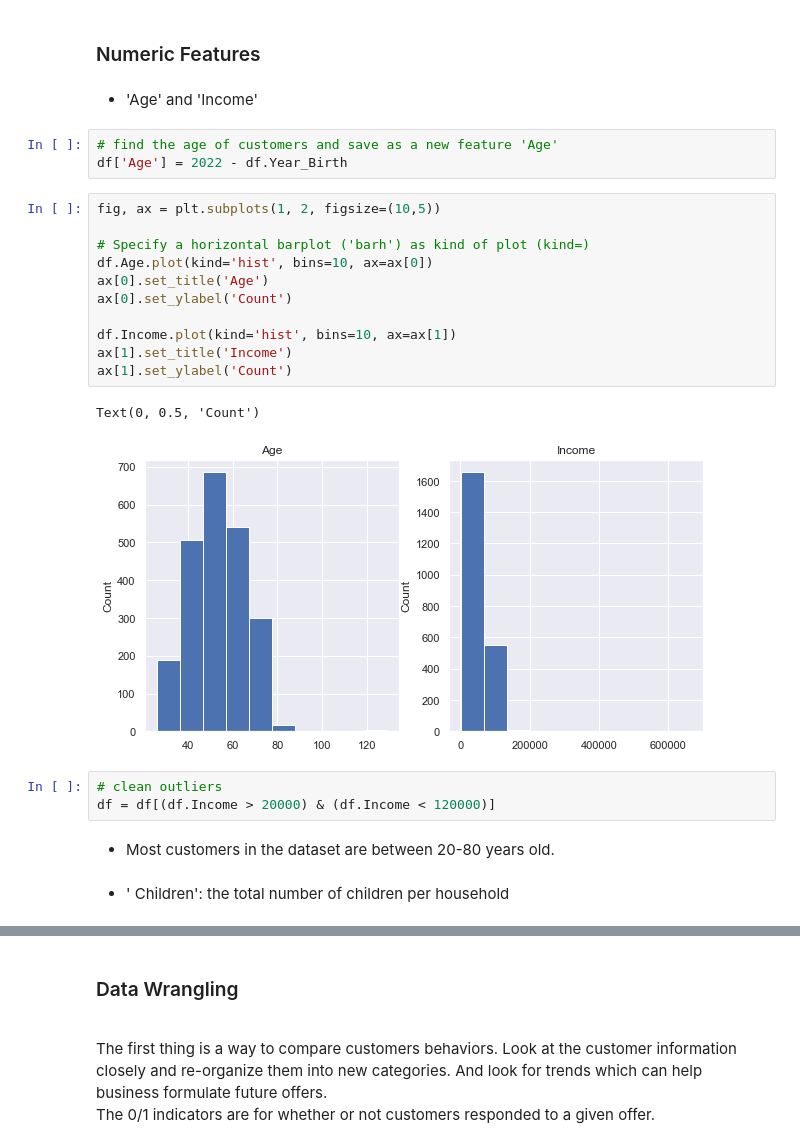
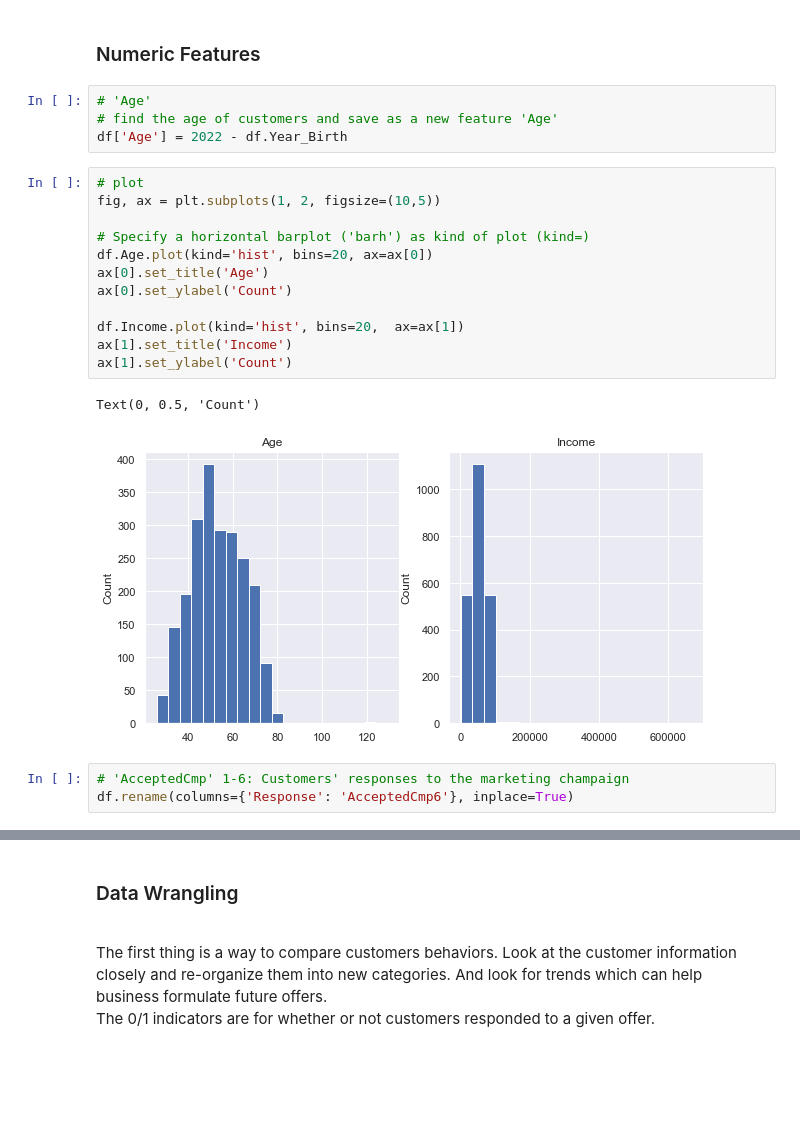
Before and after one commit to livia360/Capstone_project, a Jupyter notebook: 01_Data_Wrangling.ipynb, the cells around one changed output, grey strips where cells are left out. Drawn from its saved outputs; the diff is of its cells as text; blank space fills up the shorter version.

```diff
--- a/01_Data_Wrangling.ipynb
+++ b/01_Data_Wrangling.ipynb
@@ -258,28 +244,24 @@ Name: Household, dtype: int64
 # %% [markdown]
 ###  Numeric Features
-# %% [markdown]
- - 'Age' and 'Income'
 # %%
+# 'Age'
 # find the age of customers and save as a new feature 'Age'
 df['Age'] = 2022 - df.Year_Birth
 # %%
+# plot
 fig, ax = plt.subplots(1, 2, figsize=(10,5))
 
 # Specify a horizontal barplot ('barh') as kind of plot (kind=)
-df.Age.plot(kind='hist', bins=10, ax=ax[0])
+df.Age.plot(kind='hist', bins=20, ax=ax[0])
 ax[0].set_title('Age')
 ax[0].set_ylabel('Count')
 
-df.Income.plot(kind='hist', bins=10, ax=ax[1])
+df.Income.plot(kind='hist', bins=20,  ax=ax[1])
 ax[1].set_title('Income')
 ax[1].set_ylabel('Count')
 # %% [output]
 Text(0, 0.5, 'Count')
-[figure, old version]
+[figure, new version]
-# %%
-# clean outliers
-df = df[(df.Income > 20000) & (df.Income < 120000)]
-# %% [markdown]
- - Most customers in the dataset are between 20-80 years old.
-# %% [markdown]
- - ' Children': the total number of children per household
+# %%
+# 'AcceptedCmp' 1-6: Customers' responses to the marketing champaign
+df.rename(columns={'Response': 'AcceptedCmp6'}, inplace=True)
```
Also changed, not shown: parts of 46 cells of this notebook.
